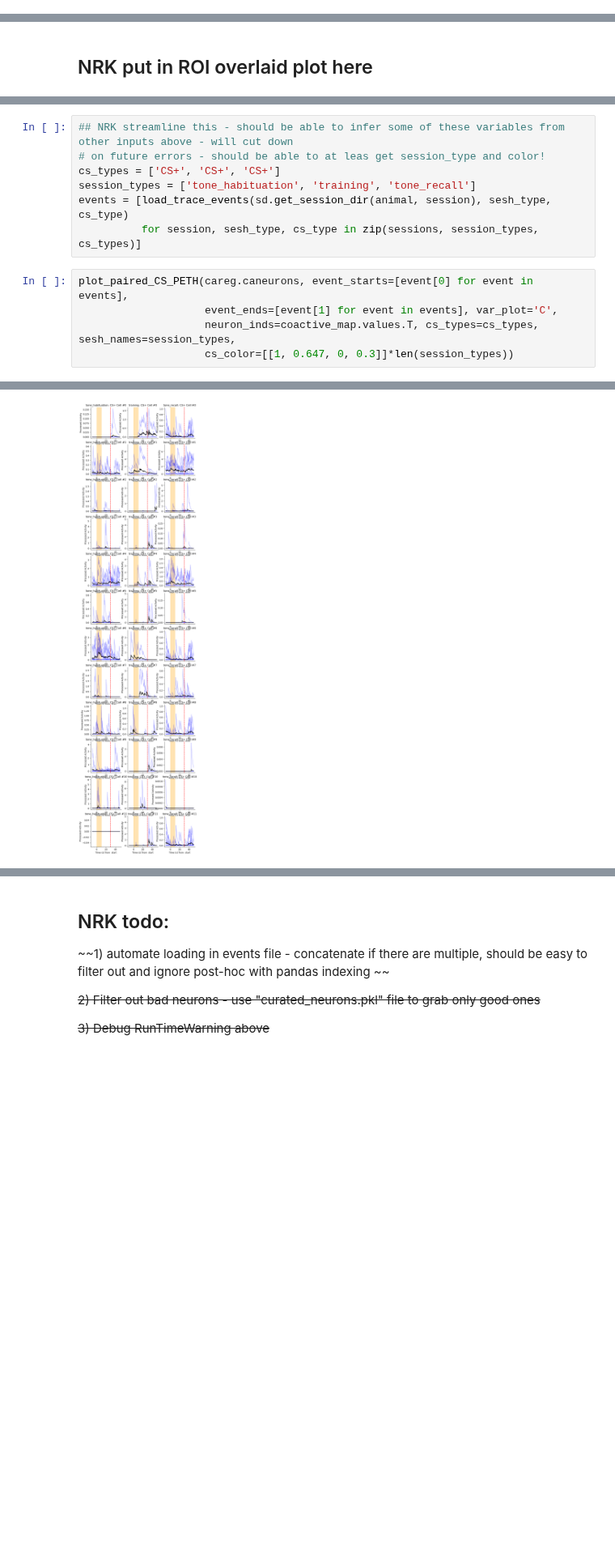
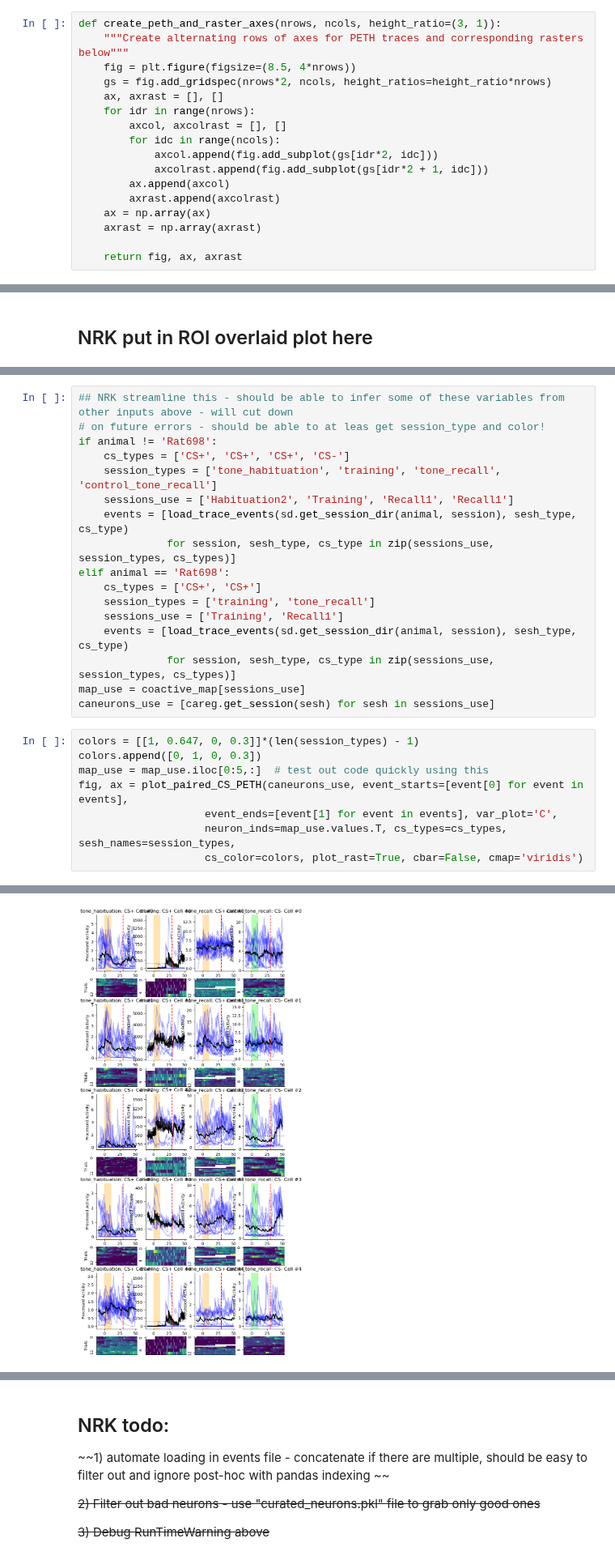
Before and after one commit to nkinsky/TraceFC, a Jupyter notebook: Notebooks/Plot_CS_responses_across_many_sessions.ipynb, the cells around one changed output, grey strips where cells are left out. Shown at 81% size. Drawn from its saved outputs; the diff is of its cells as text; blank space fills up the shorter version.

```diff
--- a/Notebooks/Plot_CS_responses_across_many_sessions.ipynb
+++ b/Notebooks/Plot_CS_responses_across_many_sessions.ipynb
@@ -98,3 +105,20 @@ def plot_CS_PETH(sesh_dir, caneurons, session, csname, processed='C', raw='YrA',
         [a.axvline(30, color='r', linestyle='--') for a in ax]
         [a.set_title(f'{csname}: Cell #{idc}') for a in ax]
         fig.suptitle(' '.join(session.capitalize().split('_')))
+# %%
+def create_peth_and_raster_axes(nrows, ncols, height_ratio=(3, 1)):
+    """Create alternating rows of axes for PETH traces and corresponding rasters below"""
+    fig = plt.figure(figsize=(8.5, 4*nrows))
+    gs = fig.add_gridspec(nrows*2, ncols, height_ratios=height_ratio*nrows)
+    ax, axrast = [], []
+    for idr in range(nrows):
+        axcol, axcolrast = [], []
+        for idc in range(ncols):
+            axcol.append(fig.add_subplot(gs[idr*2, idc]))
+            axcolrast.append(fig.add_subplot(gs[idr*2 + 1, idc]))
+        ax.append(axcol)
+        axrast.append(axcolrast)
+    ax = np.array(ax)
+    axrast = np.array(axrast)
+
+    return fig, ax, axrast
@@ -198,13 +267,26 @@ array([[ 1,  1, -1],
 # %%
 ## NRK streamline this - should be able to infer some of these variables from other inputs above - will cut down
 # on future errors - should be able to at leas get session_type and color!
-cs_types = ['CS+', 'CS+', 'CS+']
-session_types = ['tone_habituation', 'training', 'tone_recall']
-events = [load_trace_events(sd.get_session_dir(animal, session), sesh_type, cs_type)
-          for session, sesh_type, cs_type in zip(sessions, session_types, cs_types)]
+if animal != 'Rat698':
+    cs_types = ['CS+', 'CS+', 'CS+', 'CS-']
+    session_types = ['tone_habituation', 'training', 'tone_recall', 'control_tone_recall']
+    sessions_use = ['Habituation2', 'Training', 'Recall1', 'Recall1']
+    events = [load_trace_events(sd.get_session_dir(animal, session), sesh_type, cs_type)
+              for session, sesh_type, cs_type in zip(sessions_use, session_types, cs_types)]
+elif animal == 'Rat698':
+    cs_types = ['CS+', 'CS+']
+    session_types = ['training', 'tone_recall']
+    sessions_use = ['Training', 'Recall1']
+    events = [load_trace_events(sd.get_session_dir(animal, session), sesh_type, cs_type)
+              for session, sesh_type, cs_type in zip(sessions_use, session_types, cs_types)]
+map_use = coactive_map[sessions_use]
+caneurons_use = [careg.get_session(sesh) for sesh in sessions_use]
 # %%
-plot_paired_CS_PETH(careg.caneurons, event_starts=[event[0] for event in events],
+colors = [[1, 0.647, 0, 0.3]]*(len(session_types) - 1)
+colors.append([0, 1, 0, 0.3])
+map_use = map_use.iloc[0:5,:]  # test out code quickly using this
+fig, ax = plot_paired_CS_PETH(caneurons_use, event_starts=[event[0] for event in events],
                     event_ends=[event[1] for event in events], var_plot='C',
-                    neuron_inds=coactive_map.values.T, cs_types=cs_types, sesh_names=session_types,
-                    cs_color=[[1, 0.647, 0, 0.3]]*len(session_types))
+                    neuron_inds=map_use.values.T, cs_types=cs_types, sesh_names=session_types,
+                    cs_color=colors, plot_rast=True, cbar=False, cmap='viridis')
 # %% [output]
@@ -214 +294 @@ plot_paired_CS_PETH(careg.caneurons, event_starts=[event[0] for event in events]
-[figure, old version]
+[figure, new version]
```
Also changed, not shown: parts of 17 cells of this notebook.
